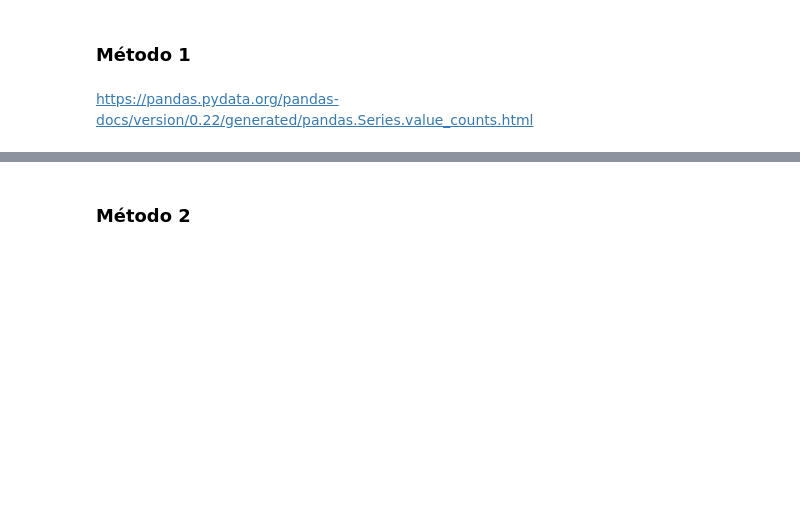
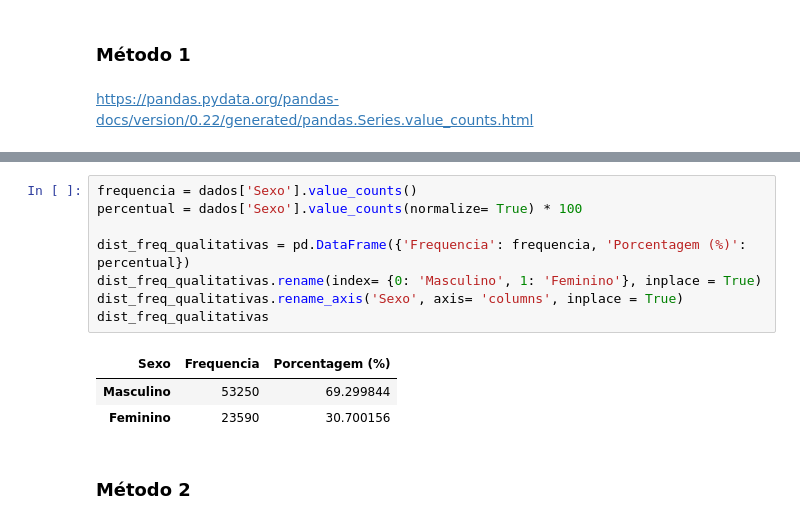
Before and after one commit to caiomarchiorato/-estudos-_estatistica_python, a Jupyter notebook: Curso_de_Estatística_Parte_1.ipynb, the cells around one changed output, grey strips where cells are left out. Drawn from its saved outputs; the diff is of its cells as text; blank space fills up the shorter version.

Commit message:
freq

```diff
--- a/Curso_de_Estatística_Parte_1.ipynb
+++ b/Curso_de_Estatística_Parte_1.ipynb
@@ -219,3 +234,15 @@ https://pandas.pydata.org/pandas-docs/version/0.22/generated/pandas.Series.value
+# %%
+frequencia = dados['Sexo'].value_counts()
+percentual = dados['Sexo'].value_counts(normalize= True) * 100
+
+dist_freq_qualitativas = pd.DataFrame({'Frequencia': frequencia, 'Porcentagem (%)': percentual})
+dist_freq_qualitativas.rename(index= {0: 'Masculino', 1: 'Feminino'}, inplace = True)
+dist_freq_qualitativas.rename_axis('Sexo', axis= 'columns', inplace = True)
+dist_freq_qualitativas
+# %% [output]
+| Sexo | Frequencia | Porcentagem (%) |
+| Masculino | 53250 | 69.299844 |
+| Feminino | 23590 | 30.700156 |
 # %% [markdown]
 ### Método 2
 # %% [markdown]
```
Also changed, not shown: parts of 6 cells of this notebook.
